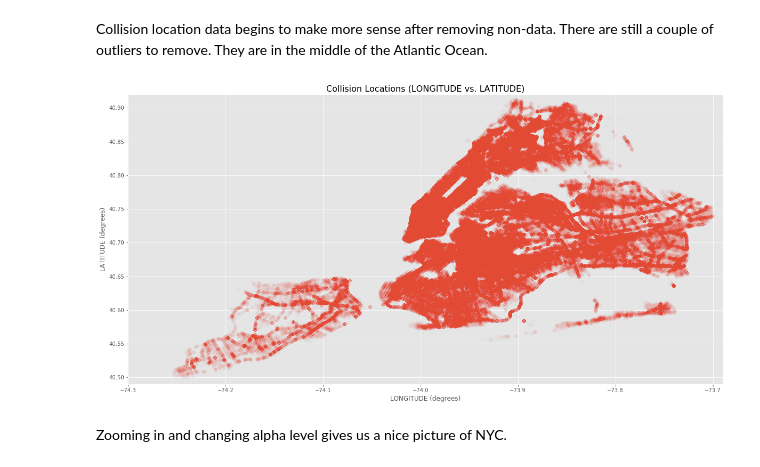
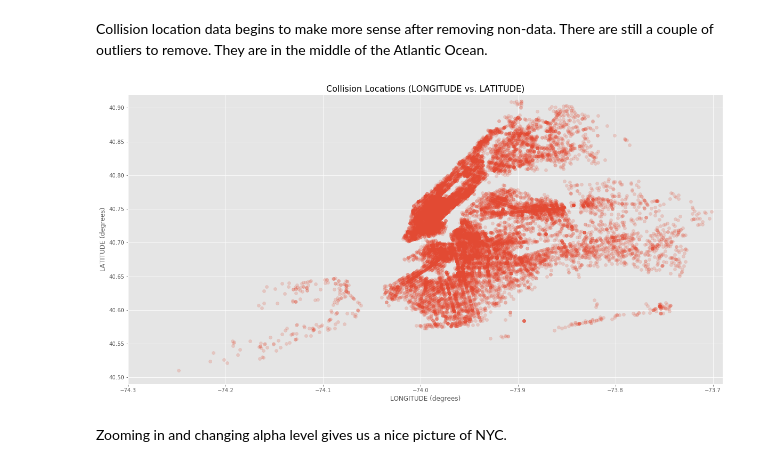
Before and after one commit to nealrea/collisionViz, a Jupyter notebook: data_exploration/data_manipulation_NR.ipynb, the cells around one changed output. Cells and saved outputs as stored; diff of their text form; code cells hidden in the pictures.

```diff
--- a/data_exploration/data_manipulation_NR.ipynb
+++ b/data_exploration/data_manipulation_NR.ipynb
@@ -19,7 +19,7 @@ matplotlib.rcParams['image.cmap'] = 'viridis'
 matplotlib.style.use('ggplot')
 matplotlib.rcParams['figure.figsize'] = (20,10)
 # %%
-collisions = pd.read_csv('collisions.csv', low_memory=False)
+collisions = pd.read_csv('bike_coll_rate.csv', low_memory=False)
 # %%
 len(collisions)
 # %% [output]
@@ -65,15 +68,15 @@ plt.show()
 # %% [markdown]
 Collision location data begins to make more sense after removing non-data.  There are still a couple of outliers to remove.  They are in the middle of the Atlantic Ocean.
 # %%
-plt.scatter(collisions['LONGITUDE'], collisions['LATITUDE'], alpha=0.009)
+plt.scatter(collisions['LONGITUDE'], collisions['LATITUDE'], alpha=0.2)
 plt.xlabel('LONGITUDE (degrees)', fontsize=12)
 plt.ylabel('LATITUDE (degrees)', fontsize=12)
 plt.title('Collision Locations (LONGITUDE vs. LATITUDE)', fontsize=16)
 plt.ylim(40.49,40.92)
 plt.xlim(-74.3,-73.69)
 plt.show()
 # %% [output]
-[figure, old version]
+[figure, new version]
 # %% [markdown]
 Zooming in and changing alpha level gives us a nice picture of NYC.
 # %%
```
Also changed, not shown: parts of 3 cells of this notebook, 1 other file.
